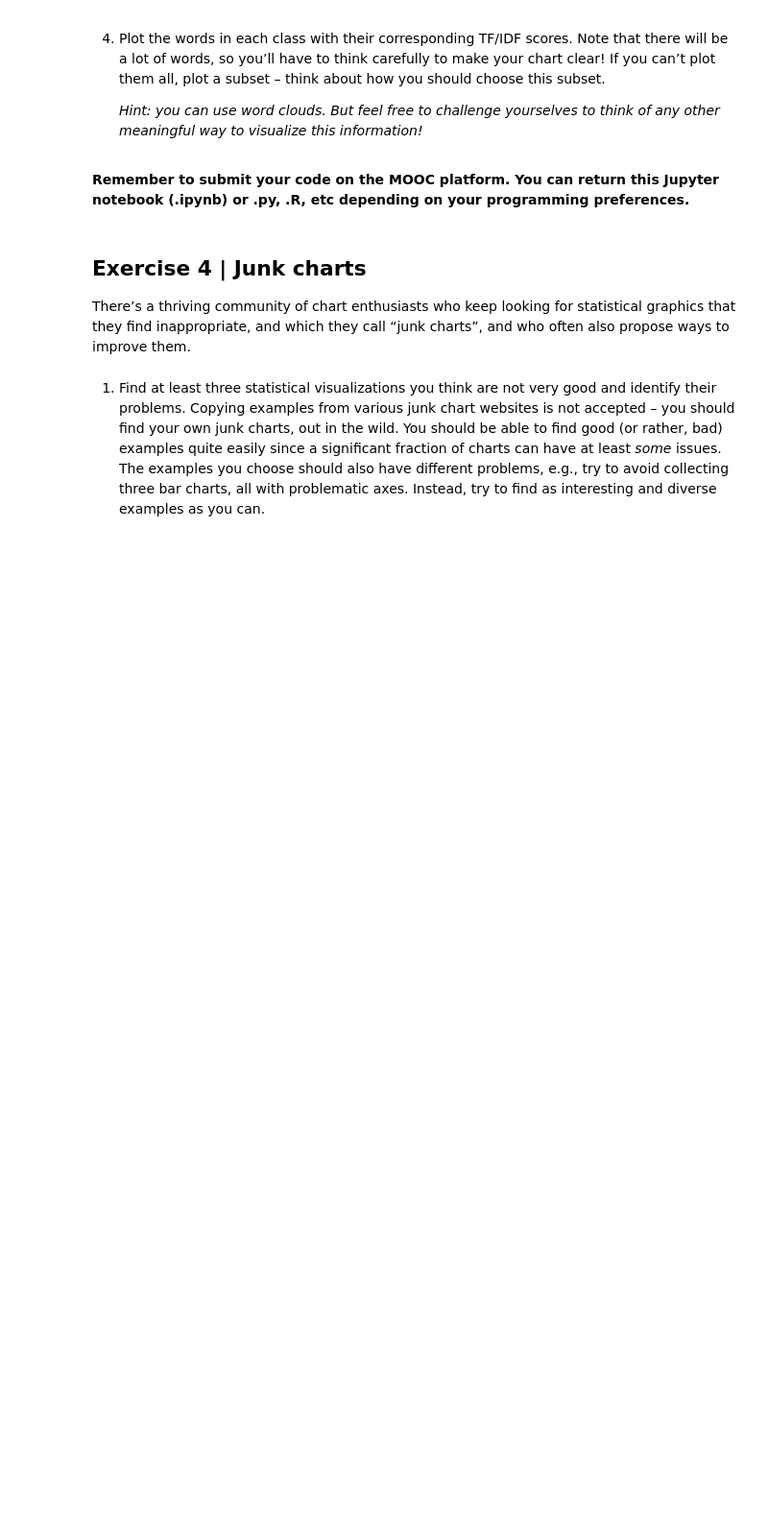
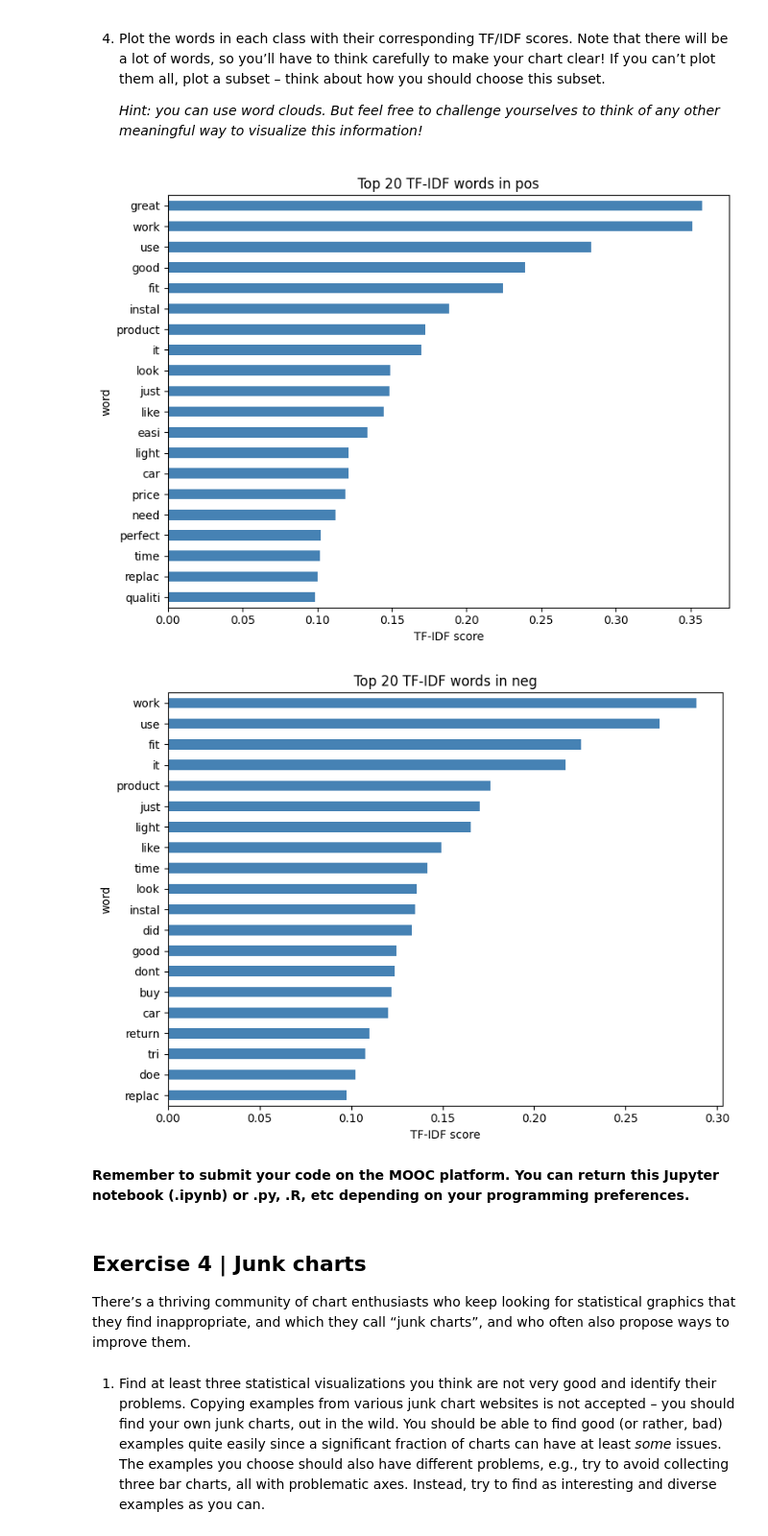
Before and after one commit to sutigit/introduction2datascience, a Jupyter notebook: Week2/week2.ipynb, the cells around one changed output. Shown: that part at 96% size. Cells and saved outputs as stored; diff of their text form; code cells hidden in the pictures; blank space fills up the shorter version.

```diff
--- a/Week2/week2.ipynb
+++ b/Week2/week2.ipynb
@@ -356,2 +304,13 @@ This exercise is related to the second exercise from last week. Find the saved <
+# %%
+# Use this cell for your code
+from sklearn.feature_extraction.text import TfidfVectorizer
+
+docs = [" ".join(pos_words), " ".join(neg_words)]
+vec = TfidfVectorizer(token_pattern=r"\w+", lowercase=False)
+X = vec.fit_transform(docs)
+
+features = vec.get_feature_names_out()
+tfidf_df = pd.DataFrame(X.toarray(), index=["pos", "neg"], columns=features)
+tfidf_df.to_csv("assets/tfidf.csv")
 # %% [markdown]
 3. List the words with the highest TF/IDF score in each class (positive | negative), and compare them to the most common words. What do you notice? Did TF/IDF work as expected?
@@ -366,3 +349,22 @@ This exercise is related to the second exercise from last week. Find the saved <
+# %%
+# Use this cell for your code
+import matplotlib.pyplot as plt
+
+def plot_top_words(tfidf_df, label, k=20):
+    top = tfidf_df.loc[label].nlargest(k)
+    plt.figure(figsize=(8, 6))
+    top.sort_values().plot.barh(color="steelblue")
+    plt.title(f"Top {k} TF-IDF words in {label}")
+    plt.xlabel("TF-IDF score")
+    plt.ylabel("word")
+    plt.tight_layout()
+    plt.show()
+
+plot_top_words(tfidf_df, "pos")
+plot_top_words(tfidf_df, "neg")
+# %% [output]
+[figure, added]
+[figure, added]
 # %% [markdown]
 **Remember to submit your code on the MOOC platform. You can return this Jupyter notebook (.ipynb) or .py, .R, etc depending on your programming preferences.**
 # %% [markdown]
```
Also changed, not shown: parts of 16 cells of this notebook.
